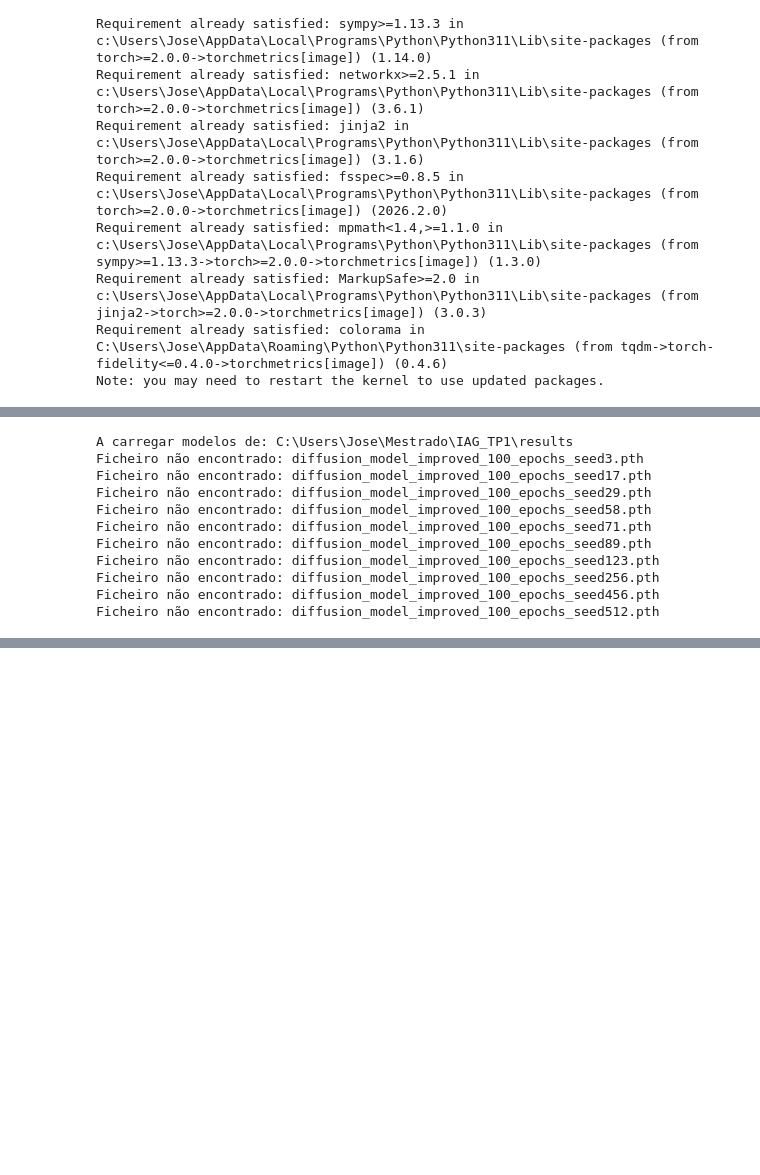
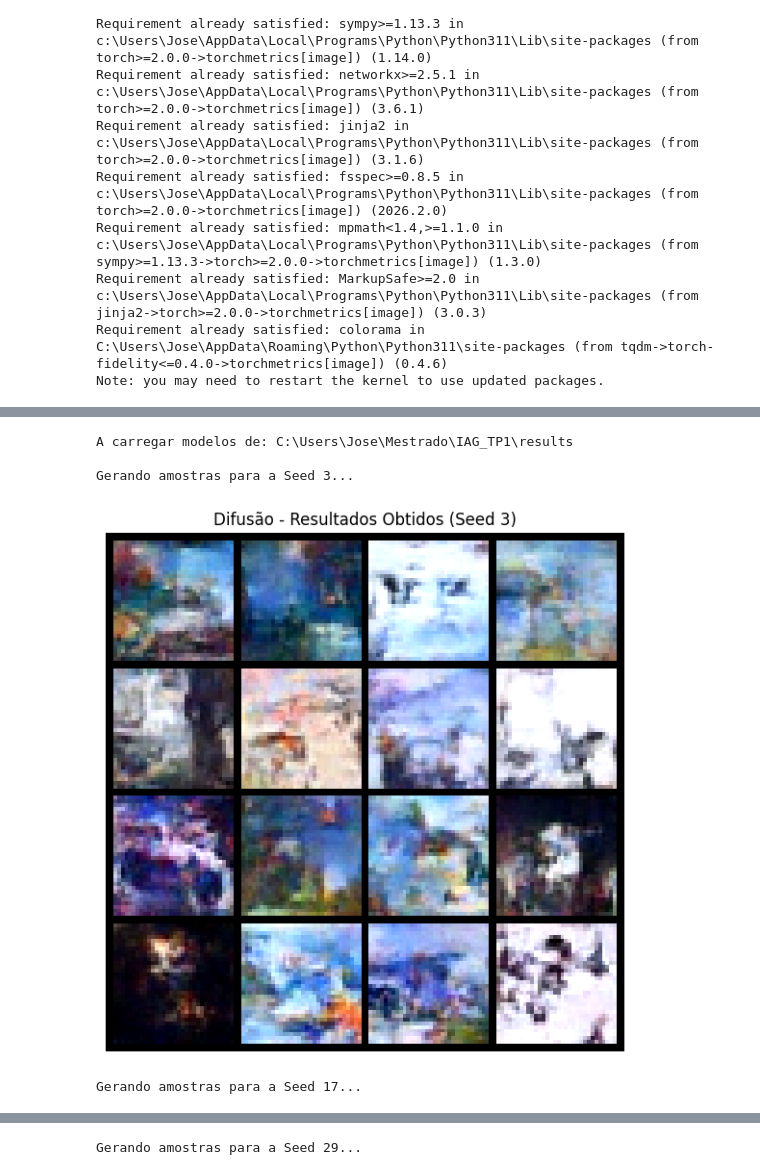
Before and after one commit to anapinto04/IAG_TP1, a Jupyter notebook: Difusion.ipynb, the cells around one changed output, grey strips where cells are left out. Saved outputs shown, nothing was run; the diff lists cells and outputs as text; code cells hidden in the pictures; blank space fills up the shorter version.

```diff
--- a/Difusion.ipynb
+++ b/Difusion.ipynb
@@ -774,75 +720,57 @@ from pathlib import Path
 
 @torch.no_grad()
 def load_and_visualize_diffusion(seeds_list, results_path, n_samples=16):
-    # 1. Instanciar a arquitetura (tem de ser a mesma usada no treino)
     model = SimpleDiffusionUNet().to(DEVICE)
     results_path = Path(results_path)
 
     print(f"A carregar modelos de: {results_path}")
 
     for seed in seeds_list:
-        # Procurar o ficheiro .pth da seed específica
-        model_file = results_path / f"diffusion_model_improved_100_epochs_seed{seed}.pth"
+        model_file = results_path / f"diffusion_model_100_epochs_T1000_seed{seed}.pth"
 
         if not model_file.exists():
             print(f"Ficheiro não encontrado: {model_file.name}")
             continue
 
         print(f"\nGerando amostras para a Seed {seed}...")
-
-        # CARREGAR OS PESOS
         model.load_state_dict(torch.load(model_file, map_location=DEVICE))
         model.eval()
-
-        # PROCESSO DE DENOISING (Processo Reverso)
-        # Começamos com ruído aleatório
         img = torch.randn((n_samples, 3, 32, 32), device=DEVICE)
 
         for i in reversed(range(0, T)):
             t = torch.full((n_samples,), i, device=DEVICE, dtype=torch.long)
-
-            # Prever o ruído com o modelo carregado
             predicted_noise = model(img, t)
-
-            # Recuperar parâmetros do scheduler (devem estar no teu ambiente global)
             alpha = get_index_from_list(alphas, t, img.shape)
             alpha_cumprod_t = get_index_from_list(alphas_cumprod, t, img.shape)
             beta_t = get_index_from_list(betas, t, img.shape)
 
             if i > 0:
                 noise = torch.randn_like(img)
             else:
                 noise = 0
 
             # Fórmula de x_{t-1}
             img = (1 / torch.sqrt(alpha)) * (img - ((1 - alpha) / torch.sqrt(1 - alpha_cumprod_t)) * predicted_noise) \
                   + torch.sqrt(beta_t) * noise
 
         # Formatação final para visualização
         img = (img.clamp(-1, 1) + 1) / 2
         grid = make_grid(img, nrow=4, padding=2).permute(1, 2, 0).cpu().numpy()
 
         plt.figure(figsize=(7, 7))
         plt.imshow(grid)
         plt.axis('off')
         plt.title(f"Difusão - Resultados Obtidos (Seed {seed})")
         plt.show()
 
-# --- EXECUÇÃO ---
-# Usa o caminho da tua pasta onde estão os .pth
 resultados = r"C:\Users\Jose\Mestrado\IAG_TP1\results"
-seeds = [3, 17] #, 29, 58, 71, 89, 123, 256, 456, 512]
+seeds = [3, 17, 29, 58, 71, 89, 123, 256, 456, 512]
+
 
 load_and_visualize_diffusion(seeds, resultados, n_samples=16)
 # %% [output]
 A carregar modelos de: C:\Users\Jose\Mestrado\IAG_TP1\results
-Ficheiro não encontrado: diffusion_model_improved_100_epochs_seed3.pth
-Ficheiro não encontrado: diffusion_model_improved_100_epochs_seed17.pth
-Ficheiro não encontrado: diffusion_model_improved_100_epochs_seed29.pth
-Ficheiro não encontrado: diffusion_model_improved_100_epochs_seed58.pth
-Ficheiro não encontrado: diffusion_model_improved_100_epochs_seed71.pth
-Ficheiro não encontrado: diffusion_model_improved_100_epochs_seed89.pth
-Ficheiro não encontrado: diffusion_model_improved_100_epochs_seed123.pth
-Ficheiro não encontrado: diffusion_model_improved_100_epochs_seed256.pth
-Ficheiro não encontrado: diffusion_model_improved_100_epochs_seed456.pth
-Ficheiro não encontrado: diffusion_model_improved_100_epochs_seed512.pth
+
+Gerando amostras para a Seed 3...
+[figure, added]
+Gerando amostras para a Seed 17...
@@ -848,0 +778 @@ Ficheiro não encontrado: diffusion_model_improved_100_epochs_seed512.pth
+Gerando amostras para a Seed 29...
```
Also changed, not shown: parts of 19 cells of this notebook, 3 other files.
